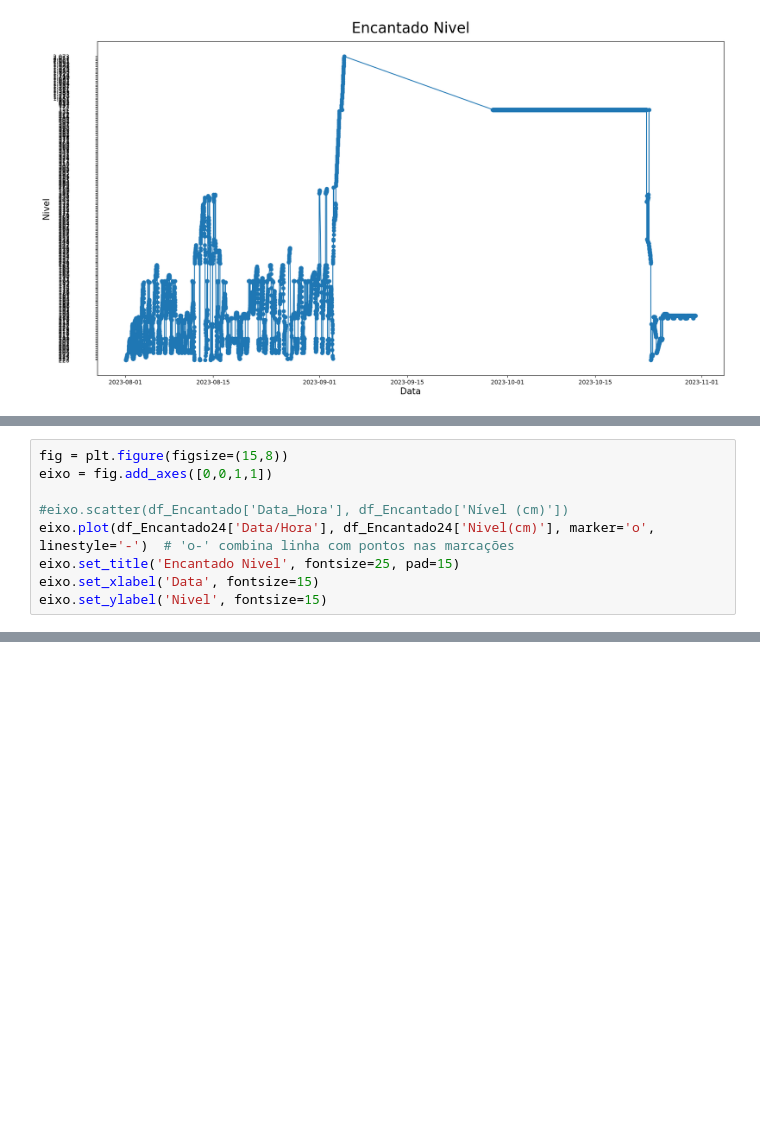
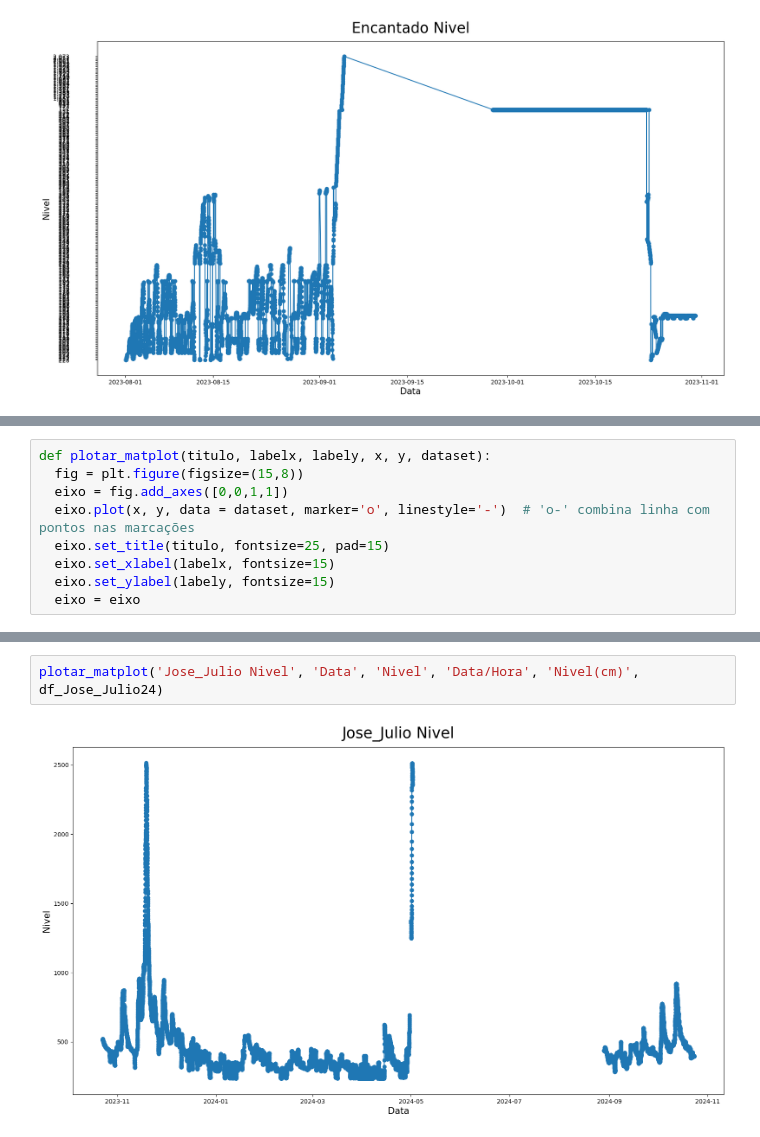
Before and after one commit to ksBrose/3DSGroup_BootcampDataScience, a Jupyter notebook: atividade.ipynb, the cells around one changed output, grey strips where cells are left out. Saved outputs shown, nothing was run; the diff lists cells and outputs as text; blank space fills up the shorter version.

```diff
--- a/atividade.ipynb
+++ b/atividade.ipynb
@@ -99,9 +152,9 @@ Text(0, 0.5, 'Nivel')
 # %%
-fig = plt.figure(figsize=(15,8))
-eixo = fig.add_axes([0,0,1,1])
-
-#eixo.scatter(df_Encantado['Data_Hora'], df_Encantado['Nível (cm)'])
-eixo.plot(df_Encantado24['Data/Hora'], df_Encantado24['Nivel(cm)'], marker='o', linestyle='-')  # 'o-' combina linha com pontos nas marcações
-eixo.set_title('Encantado Nivel', fontsize=25, pad=15)
-eixo.set_xlabel('Data', fontsize=15)
-eixo.set_ylabel('Nivel', fontsize=15)
+def plotar_matplot(titulo, labelx, labely, x, y, dataset):
+  fig = plt.figure(figsize=(15,8))
+  eixo = fig.add_axes([0,0,1,1])
+  eixo.plot(x, y, data = dataset, marker='o', linestyle='-')  # 'o-' combina linha com pontos nas marcações
+  eixo.set_title(titulo, fontsize=25, pad=15)
+  eixo.set_xlabel(labelx, fontsize=15)
+  eixo.set_ylabel(labely, fontsize=15)
+  eixo = eixo
@@ -194,0 +185,4 @@ Text(0, 0.5, 'Nivel')
+# %%
+plotar_matplot('Jose_Julio Nivel', 'Data', 'Nivel', 'Data/Hora', 'Nivel(cm)', df_Jose_Julio24)
+# %% [output]
+[figure, added]
```
Also changed, not shown: parts of 36 cells of this notebook.
